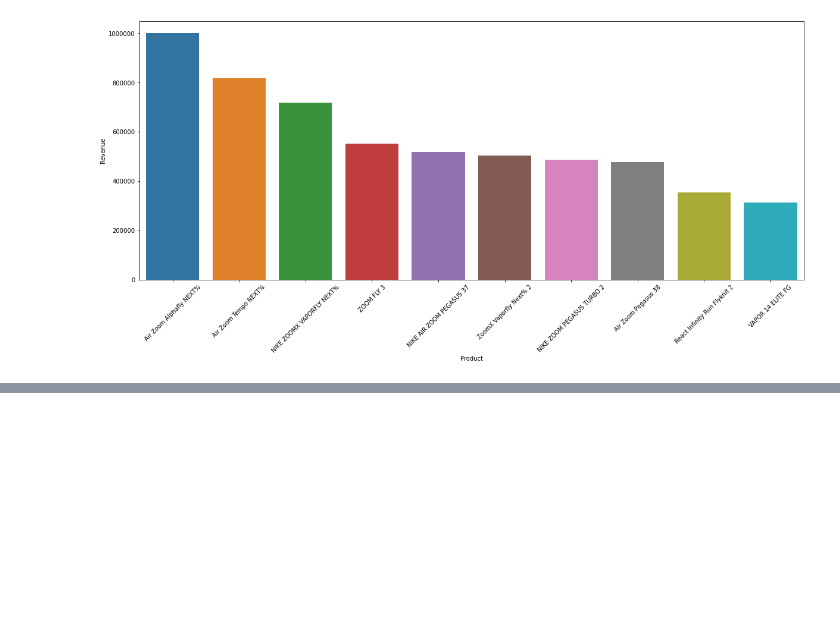
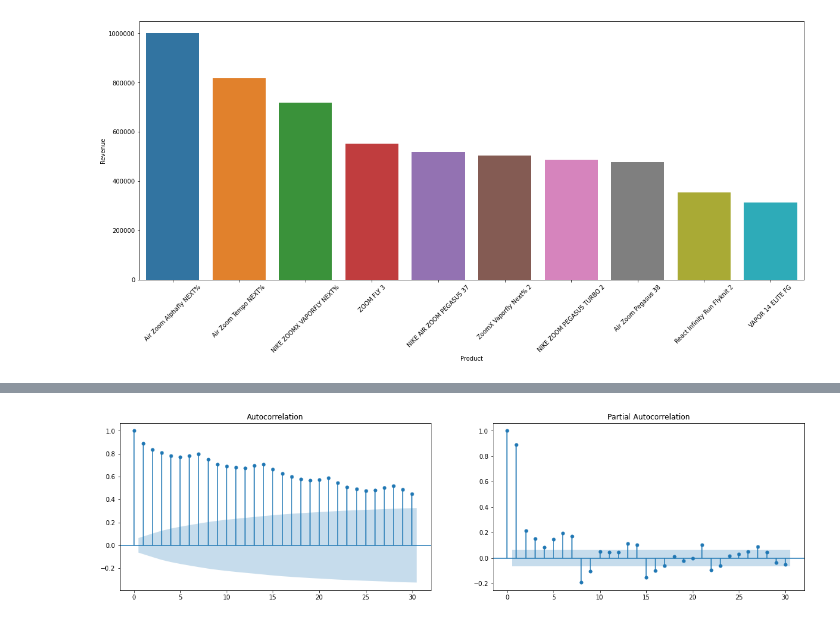
Before and after one commit to derrick-w/top4sport-sales-prediction, a Jupyter notebook: top4sport-EDA.ipynb, the cells around one changed output, grey strips where cells are left out. Cells and saved outputs as stored; diff of their text form; code cells hidden in the pictures; blank space fills up the shorter version.

Commit message:
Completed timeseries pattern analysis and graphs

```diff
--- a/top4sport-EDA.ipynb
+++ b/top4sport-EDA.ipynb
@@ -581,0 +545,16 @@ dtype: int64
+# %%
+def select_series(data, time_period='day', revenue='net'):
+    time_periods = {
+        'day': 'D',
+        'week': 'W',
+        'month': 'M'}
+
+    revenue_cat = {
+        'net':'net_revenue',
+        'gross':'gross_revenue',
+        'profit':'net_profit'}
+
+    data = data.set_index('date')
+    data = data[revenue_cat[revenue]].resample(time_periods[time_period]).sum()
+    data = pd.DataFrame(data).reset_index()
+    return data
@@ -581,0 +569,6 @@ dtype: int64
+# %%
+def create_ts_lag_feat(ts_df, n_lag):
+    for lag in range(1, n_lag+1):
+        ts_df[f'lag_{lag}'] = ts_df.iloc[:, 1].shift(lag)
+    ts_df = ts_df.iloc[n_lag: , :]
+    return ts_df
@@ -581,0 +577,5 @@ dtype: int64
+# %%
+ts_df=select_series(viz_df, 'day', 'net')
+# %%
+test_ts_df=create_ts_lag_feat(ts_df, 7)
+test_ts_df.head()
@@ -581,0 +589,7 @@ dtype: int64
+# %%
+fig, ax = plt.subplots(1,2,figsize=(20,5))
+plot_acf(test_ts_df['net_revenue'], lags=30, ax=ax[0])
+plot_pacf(test_ts_df['net_revenue'], lags=30, ax=ax[1])
+plt.show()
+# %% [output]
+[figure, added]
```
Also changed, not shown: parts of 36 cells of this notebook.
